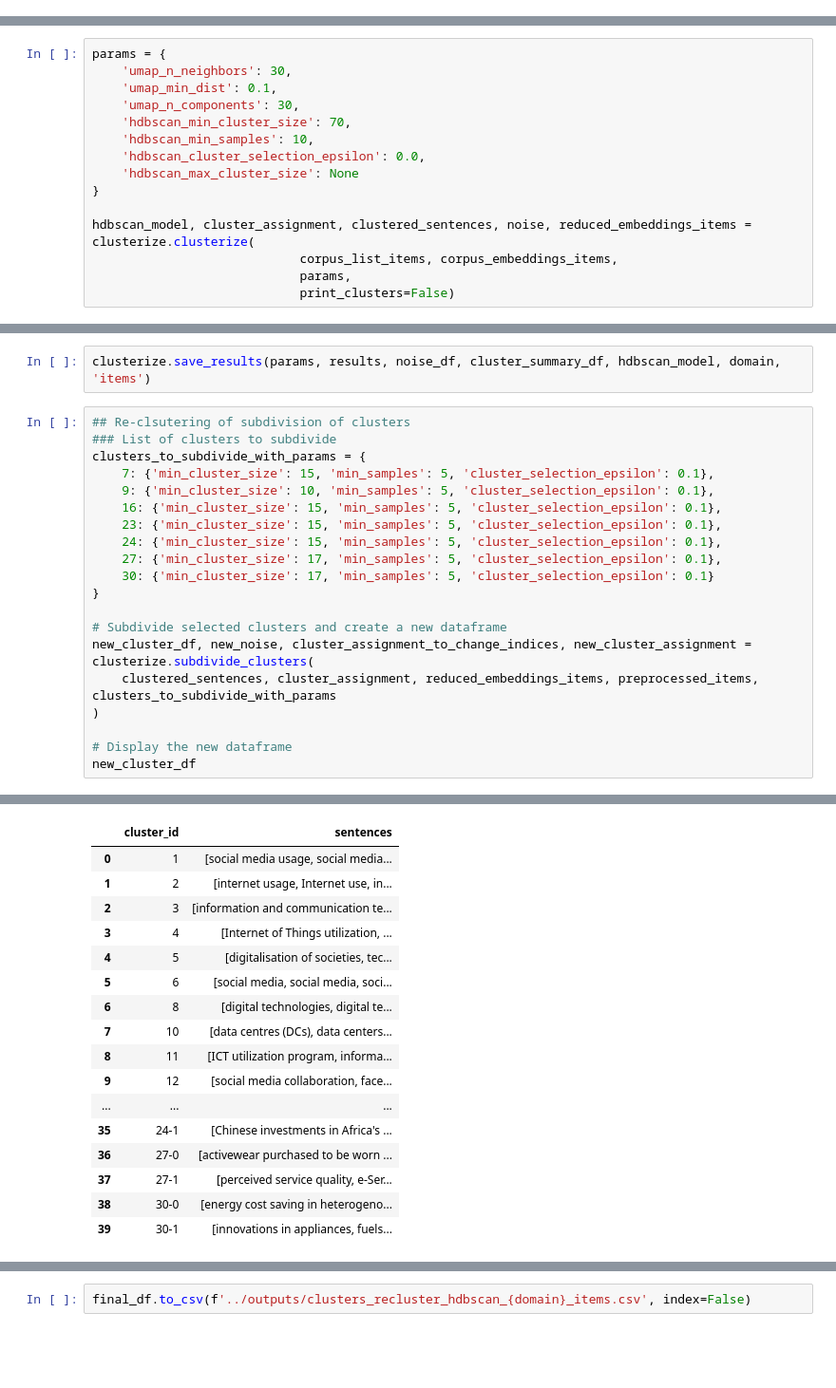
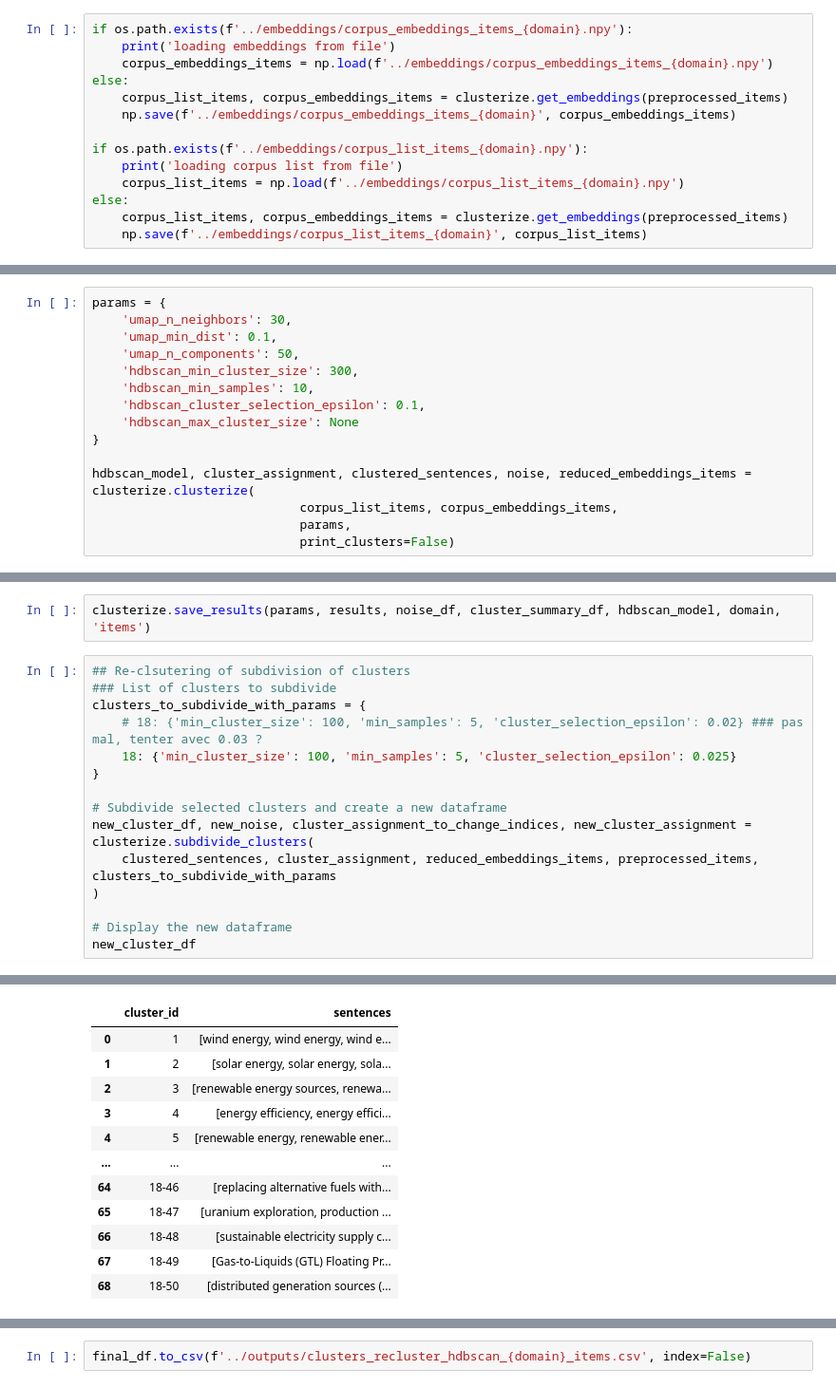
Before and after one commit to ThomasDenoirjean/Clustering_democratiser_sobriete, a Jupyter notebook: code/2_policy_clustering.ipynb, the cells around one changed output, grey strips where cells are left out. Shown at 95% size. Saved outputs shown, nothing was run; the diff lists cells and outputs as text; blank space fills up the shorter version.

```diff
--- a/code/2_policy_clustering.ipynb
+++ b/code/2_policy_clustering.ipynb
@@ -90,0 +102,14 @@ corpus_list_items, corpus_embeddings_items = clusterize.get_embeddings(preproces
+# %%
+if os.path.exists(f'../embeddings/corpus_embeddings_items_{domain}.npy'):
+    print('loading embeddings from file')
+    corpus_embeddings_items = np.load(f'../embeddings/corpus_embeddings_items_{domain}.npy')
+else:
+    corpus_list_items, corpus_embeddings_items = clusterize.get_embeddings(preprocessed_items)
+    np.save(f'../embeddings/corpus_embeddings_items_{domain}', corpus_embeddings_items)
+
+if os.path.exists(f'../embeddings/corpus_list_items_{domain}.npy'):
+    print('loading corpus list from file')
+    corpus_list_items = np.load(f'../embeddings/corpus_list_items_{domain}.npy')
+else:
+    corpus_list_items, corpus_embeddings_items = clusterize.get_embeddings(preprocessed_items)
+    np.save(f'../embeddings/corpus_list_items_{domain}', corpus_list_items)
@@ -92,10 +120,10 @@ corpus_list_items, corpus_embeddings_items = clusterize.get_embeddings(preproces
 params = {
     'umap_n_neighbors': 30,
     'umap_min_dist': 0.1,
-    'umap_n_components': 30,
-    'hdbscan_min_cluster_size': 70,
+    'umap_n_components': 50,
+    'hdbscan_min_cluster_size': 300,
     'hdbscan_min_samples': 10,
-    'hdbscan_cluster_selection_epsilon': 0.0,
+    'hdbscan_cluster_selection_epsilon': 0.1,
     'hdbscan_max_cluster_size': None
 }
 
@@ -161,13 +189,8 @@ clusterize.save_results(params, results, noise_df, cluster_summary_df, hdbscan_m
 ## Re-clsutering of subdivision of clusters
 ### List of clusters to subdivide
 clusters_to_subdivide_with_params = {
-    7: {'min_cluster_size': 15, 'min_samples': 5, 'cluster_selection_epsilon': 0.1},
-    9: {'min_cluster_size': 10, 'min_samples': 5, 'cluster_selection_epsilon': 0.1},
-    16: {'min_cluster_size': 15, 'min_samples': 5, 'cluster_selection_epsilon': 0.1},
-    23: {'min_cluster_size': 15, 'min_samples': 5, 'cluster_selection_epsilon': 0.1},
-    24: {'min_cluster_size': 15, 'min_samples': 5, 'cluster_selection_epsilon': 0.1},
-    27: {'min_cluster_size': 17, 'min_samples': 5, 'cluster_selection_epsilon': 0.1},
-    30: {'min_cluster_size': 17, 'min_samples': 5, 'cluster_selection_epsilon': 0.1}
+    # 18: {'min_cluster_size': 100, 'min_samples': 5, 'cluster_selection_epsilon': 0.02} ### pas mal, tenter avec 0.03 ?
+    18: {'min_cluster_size': 100, 'min_samples': 5, 'cluster_selection_epsilon': 0.025}
 }
 
 # Subdivide selected clusters and create a new dataframe
@@ -188,17 +205,12 @@ reclustering of cluster 30 adding 1 items to noise
 |  | cluster_id | sentences |
-| 0 | 1 | [social media usage, social media... |
-| 1 | 2 | [internet usage, Internet use, in... |
-| 2 | 3 | [information and communication te... |
-| 3 | 4 | [Internet of Things utilization, ... |
-| 4 | 5 | [digitalisation of societies, tec... |
-| 5 | 6 | [social media, social media, soci... |
-| 6 | 8 | [digital technologies, digital te... |
-| 7 | 10 | [data centres (DCs), data centers... |
-| 8 | 11 | [ICT utilization program, informa... |
-| 9 | 12 | [social media collaboration, face... |
+| 0 | 1 | [wind energy, wind energy, wind e... |
+| 1 | 2 | [solar energy, solar energy, sola... |
+| 2 | 3 | [renewable energy sources, renewa... |
+| 3 | 4 | [energy efficiency, energy effici... |
+| 4 | 5 | [renewable energy, renewable ener... |
 | ... | ... | ... |
-| 35 | 24-1 | [Chinese investments in Africa's ... |
-| 36 | 27-0 | [activewear purchased to be worn ... |
-| 37 | 27-1 | [perceived service quality, e-Ser... |
-| 38 | 30-0 | [energy cost saving in heterogeno... |
-| 39 | 30-1 | [innovations in appliances, fuels... |
+| 64 | 18-46 | [replacing alternative fuels with... |
+| 65 | 18-47 | [uranium exploration, production ... |
+| 66 | 18-48 | [sustainable electricity supply c... |
+| 67 | 18-49 | [Gas-to-Liquids (GTL) Floating Pr... |
+| 68 | 18-50 | [distributed generation sources (... |
```
Also changed, not shown: parts of 19 cells of this notebook, 1 other file.
